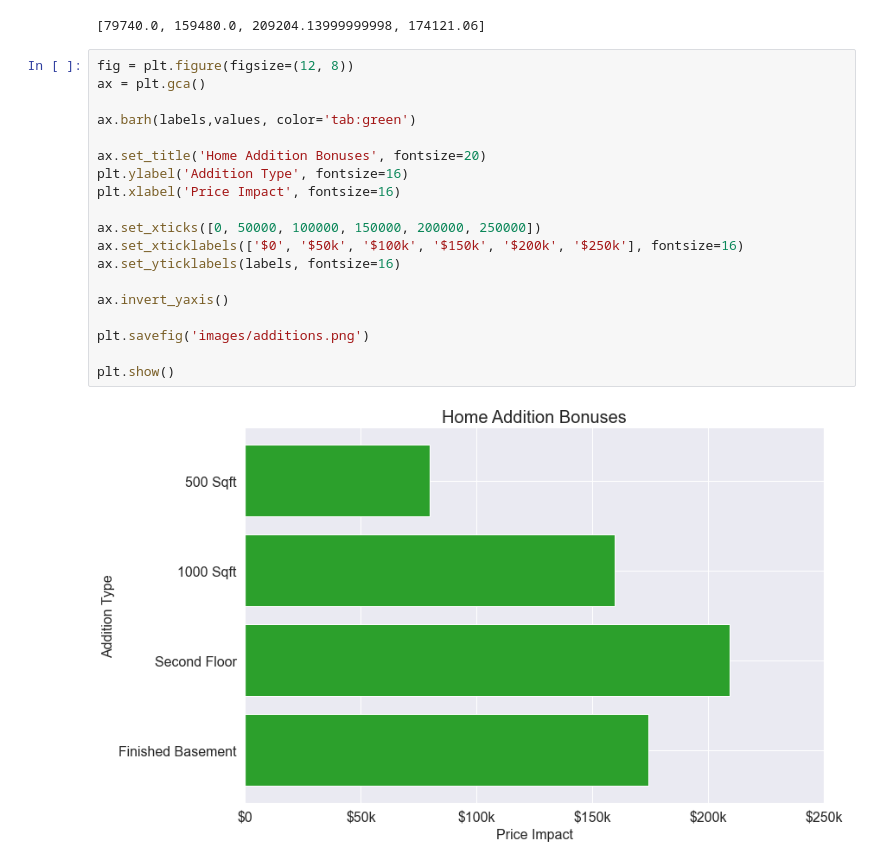
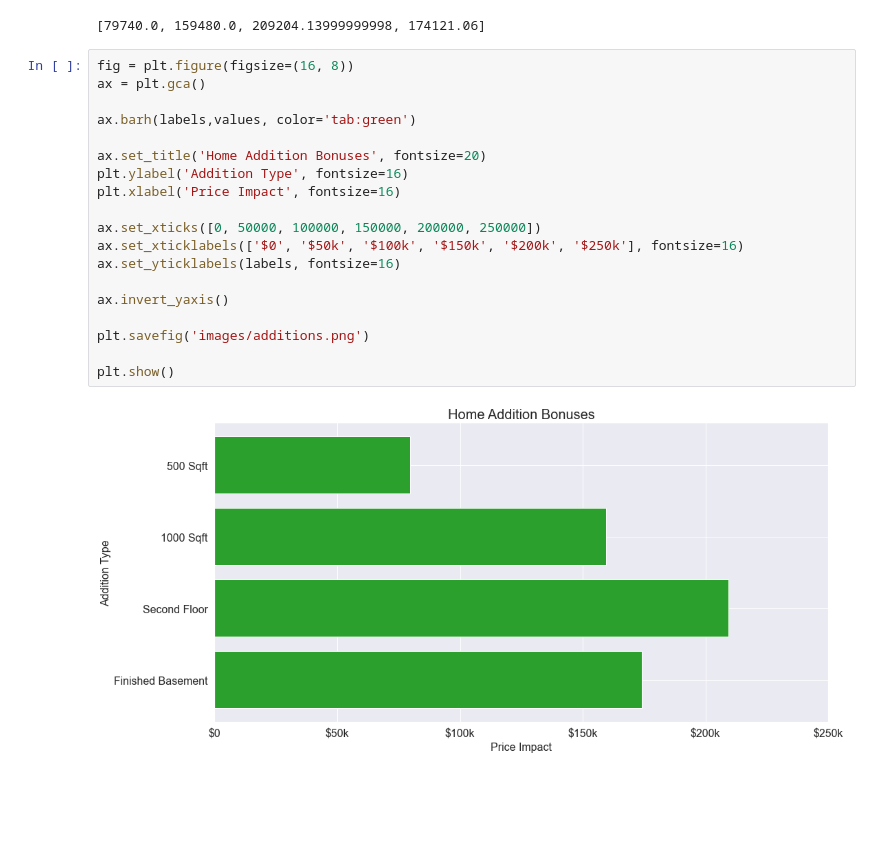
Before and after one commit to Drymander/dsc-phase-2-project, a Jupyter notebook: Housing Project Final.ipynb, the cells around one changed output. Cells and saved outputs as stored; diff of their text form; blank space fills up the shorter version.

```diff
--- a/Housing Project Final.ipynb
+++ b/Housing Project Final.ipynb
@@ -1913,23 +1913,23 @@ values
 # %% [output]
 [79740.0, 159480.0, 209204.13999999998, 174121.06]
 # %%
-fig = plt.figure(figsize=(12, 8))
+fig = plt.figure(figsize=(16, 8))
 ax = plt.gca()
 
 ax.barh(labels,values, color='tab:green')
 
 ax.set_title('Home Addition Bonuses', fontsize=20)
 plt.ylabel('Addition Type', fontsize=16)
 plt.xlabel('Price Impact', fontsize=16)
 
 ax.set_xticks([0, 50000, 100000, 150000, 200000, 250000])
 ax.set_xticklabels(['$0', '$50k', '$100k', '$150k', '$200k', '$250k'], fontsize=16)
 ax.set_yticklabels(labels, fontsize=16)
 
 ax.invert_yaxis()
 
 plt.savefig('images/additions.png')
 
 plt.show()
 # %% [output]
-[figure, old version]
+[figure, new version]
```
Also changed, not shown: parts of 1 cell of this notebook, 2 other files.
